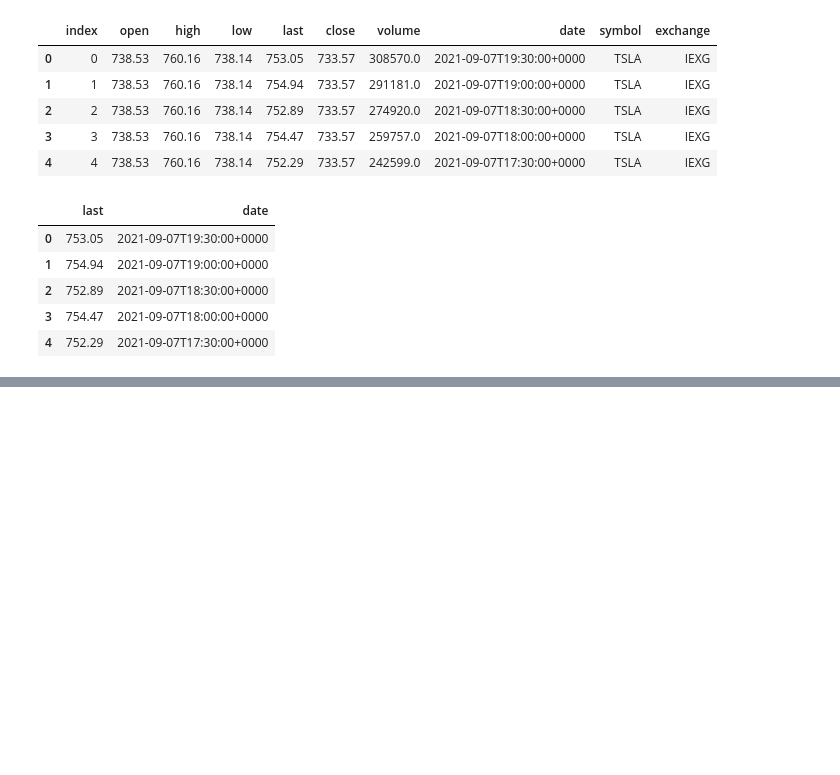
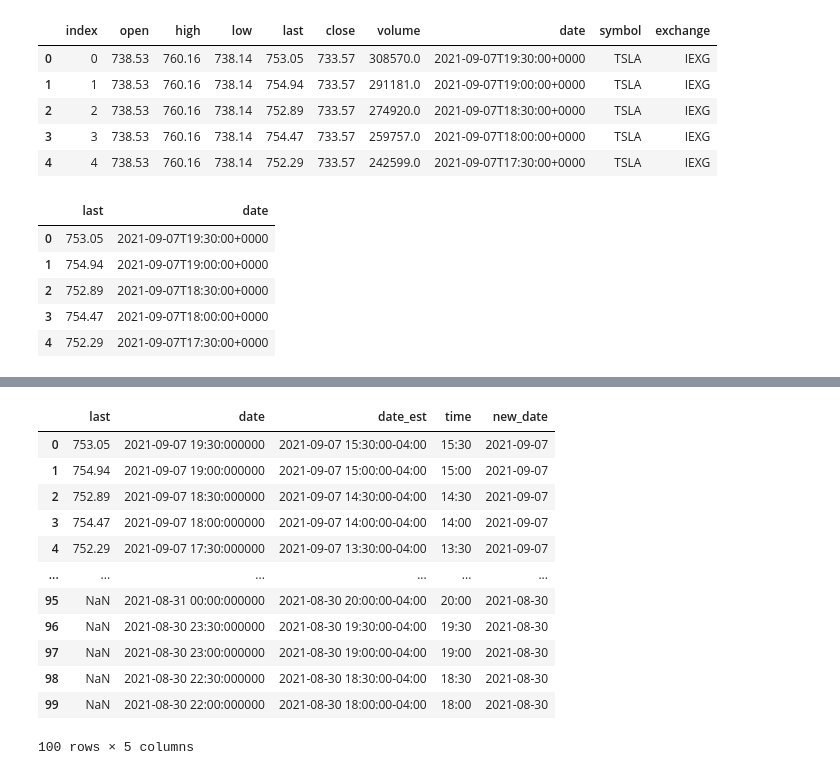
Before and after one commit to ZipcodeWizards/TwitterStockAnalysis, a Jupyter notebook: Jupyter Code References/TSLA Stock Price Cleaning.ipynb, the cells around one changed output, grey strips where cells are left out. Drawn from its saved outputs; the diff is of its cells as text; code cells hidden in the pictures; blank space fills up the shorter version.

```diff
--- a/Jupyter Code References/TSLA Stock Price Cleaning.ipynb
+++ b/Jupyter Code References/TSLA Stock Price Cleaning.ipynb
@@ -64,0 +58,12 @@ TypeError: '(['time'], 0)' is an invalid key
+# %%
+eastern = timezone('US/Eastern')
+utc = timezone('UTC')
+
+# "%d/%m/%Y %H:%M:%S"
+for index, row in df_2_columns['date'].iteritems():
+
+    created_at = datetime.strptime(row[:-5], '%Y-%m-%d %H:%M:%S')
+    utc_created_at = utc.localize(created_at)
+    #print(utc_created_at)
+    row = utc_created_at.astimezone(eastern)
+    df_2_columns.loc[index, 'date_est'] = str(row)
@@ -64,0 +99,21 @@ TypeError: '(['time'], 0)' is an invalid key
+# %%
+for index, row in df_2_columns['date_est'].iteritems():
+    #print(row[:10])
+    # time is currently utc
+    df_2_columns.loc[index, 'time'] = row[11:16]
+    df_2_columns.loc[index, 'new_date'] = row[:10]
+df_2_columns
+# %% [output]
+|  | last | date | date_est | time | new_date |
+| 0 | 753.05 | 2021-09-07 19:30:000000 | 2021-09-07 15:30:00-04:00 | 15:30 | 2021-09-07 |
+| 1 | 754.94 | 2021-09-07 19:00:000000 | 2021-09-07 15:00:00-04:00 | 15:00 | 2021-09-07 |
+| 2 | 752.89 | 2021-09-07 18:30:000000 | 2021-09-07 14:30:00-04:00 | 14:30 | 2021-09-07 |
+| 3 | 754.47 | 2021-09-07 18:00:000000 | 2021-09-07 14:00:00-04:00 | 14:00 | 2021-09-07 |
+| 4 | 752.29 | 2021-09-07 17:30:000000 | 2021-09-07 13:30:00-04:00 | 13:30 | 2021-09-07 |
+| ... | ... | ... | ... | ... | ... |
+| 95 | NaN | 2021-08-31 00:00:000000 | 2021-08-30 20:00:00-04:00 | 20:00 | 2021-08-30 |
+| 96 | NaN | 2021-08-30 23:30:000000 | 2021-08-30 19:30:00-04:00 | 19:30 | 2021-08-30 |
+| 97 | NaN | 2021-08-30 23:00:000000 | 2021-08-30 19:00:00-04:00 | 19:00 | 2021-08-30 |
+| 98 | NaN | 2021-08-30 22:30:000000 | 2021-08-30 18:30:00-04:00 | 18:30 | 2021-08-30 |
+| 99 | NaN | 2021-08-30 22:00:000000 | 2021-08-30 18:00:00-04:00 | 18:00 | 2021-08-30 |
+100 rows × 5 columns
```
Also changed, not shown: parts of 14 cells of this notebook, 1 other file.
